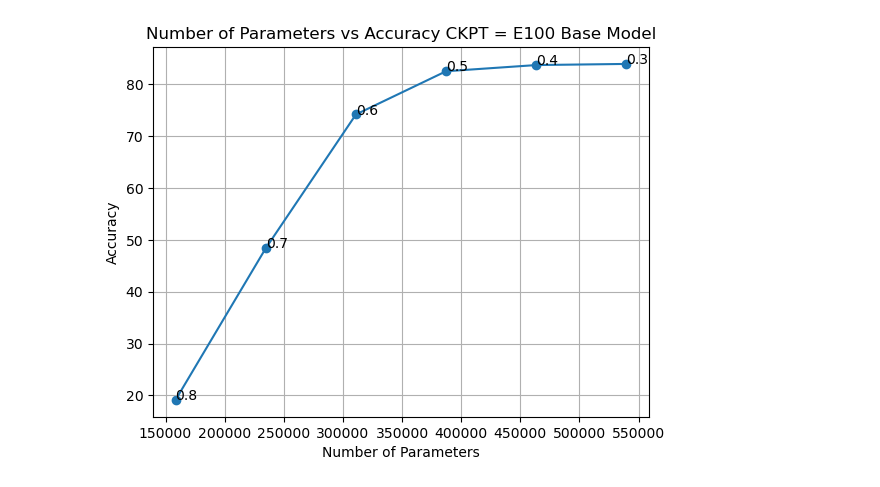
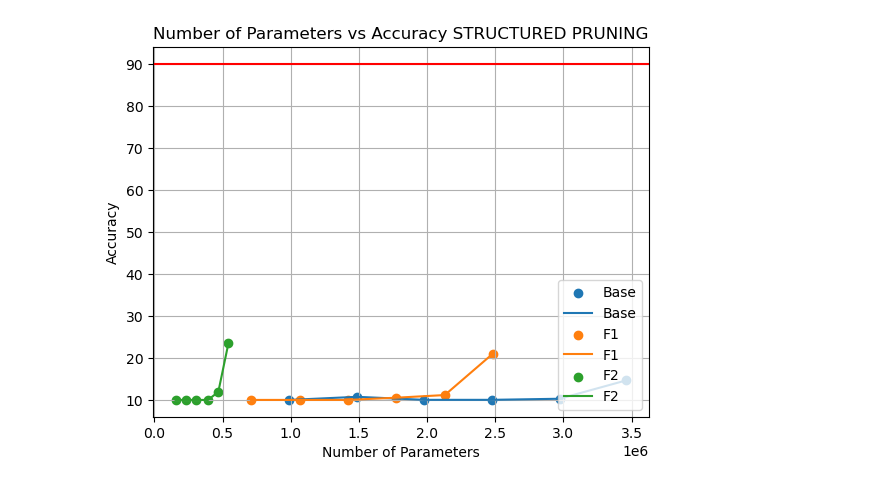
Before and after one commit to Opeiz/EFFDL_10, a Jupyter notebook: pandas.ipynb, the cells around one changed output. Cells and saved outputs as stored; diff of their text form; code cells hidden in the pictures.

Commit message:
Last pruning test and

```diff
--- a/pandas.ipynb
+++ b/pandas.ipynb
@@ -3,7 +3,7 @@ import matplotlib.pyplot as plt
 import pandas as pd
 import numpy as np
 # %%
-file_path = 'project_results.txt'
+file_path = 'ploting.txt'
 df = pd.read_csv(file_path, sep=';')
 
 columns = ['Model', 'Epochs', 'Learning Rate', 'Accuracy', 'Parameters','Factorized', 'Quantize', 'DA', 'Prune Size', 'Prune Type','Prune Ratio[%]', 'Time[min]', 'Train Losses', 'Test Losses','Accuracies', ' batch_size']
@@ -82,22 +79,38 @@ plt.show()
-# %%
-rows = [28, 29, 30, 31, 32, 33]
-parameters = df.loc[rows, 'Parameters']
-accuracy = df.loc[rows, 'Accuracy'].reset_index(drop=True)
-prune = df.loc[rows,'Prune Size'].reset_index(drop=True)
-n = ['0.3','0.4','0.5','0.6','0.7','0.8']
-
-fig, ax = plt.subplots()
-ax.scatter(prune, accuracy)
-ax.plot(prune, accuracy)
-
-for i, txt in enumerate(n):
-    ax.annotate(txt, (prune[i], accuracy[i]))
-
-plt.xlabel('Number of Parameters')
-plt.ylabel('Accuracy')
-plt.title('Number of Parameters vs Accuracy CKPT = E100 Base Model')
-plt.grid(True)
-# plt.show()
-plt.savefig('images/Project/Base100_F2_B64_ParamsVSAccuracy.png')
-# %% [output]
-[figure, removed]
+# %%
+rows1 = [0,1,2,3,4,5]
+rows2 = [6,7,8,9,10,11]
+rows3 = [12,13,14,15,16,17]
+parameters1 = df.loc[rows1, 'Parameters']
+accuracy1 = df.loc[rows1, 'Accuracy'].reset_index(drop=True)
+prune1 = df.loc[rows1,'Prune Size'].reset_index(drop=True)
+
+parameters2 = df.loc[rows2, 'Parameters']
+accuracy2 = df.loc[rows2, 'Accuracy'].reset_index(drop=True)
+prune2 = df.loc[rows2,'Prune Size'].reset_index(drop=True)
+
+parameters3 = df.loc[rows3, 'Parameters']
+accuracy3 = df.loc[rows3, 'Accuracy'].reset_index(drop=True)
+prune3 = df.loc[rows3,'Prune Size'].reset_index(drop=True)
+
+n = ['0.3','0.4','0.5','0.6','0.7','0.8']
+
+
+plt.scatter(prune1, accuracy1)
+plt.plot(prune1, accuracy1)
+
+plt.scatter(prune2, accuracy2)
+plt.plot(prune2, accuracy2)
+
+plt.scatter(prune3, accuracy3)
+plt.plot(prune3, accuracy3)
+
+plt.axhline(y = 90, color = 'r', linestyle = '-')
+plt.xlabel('Number of Parameters')
+plt.ylabel('Accuracy')
+plt.title('Number of Parameters vs Accuracy STRUCTURED PRUNING')
+plt.grid(True)
+plt.legend(("Base","Base","F1","F1","F2","F2"), loc='lower right')
+# plt.show()
+plt.savefig('images/Project/Base_vs_F1_vs_F2_E150_StructuredPruning.png')
+# %% [output]
+[figure, added]
```
Also changed, not shown: parts of 2 cells of this notebook, 59 other files.
